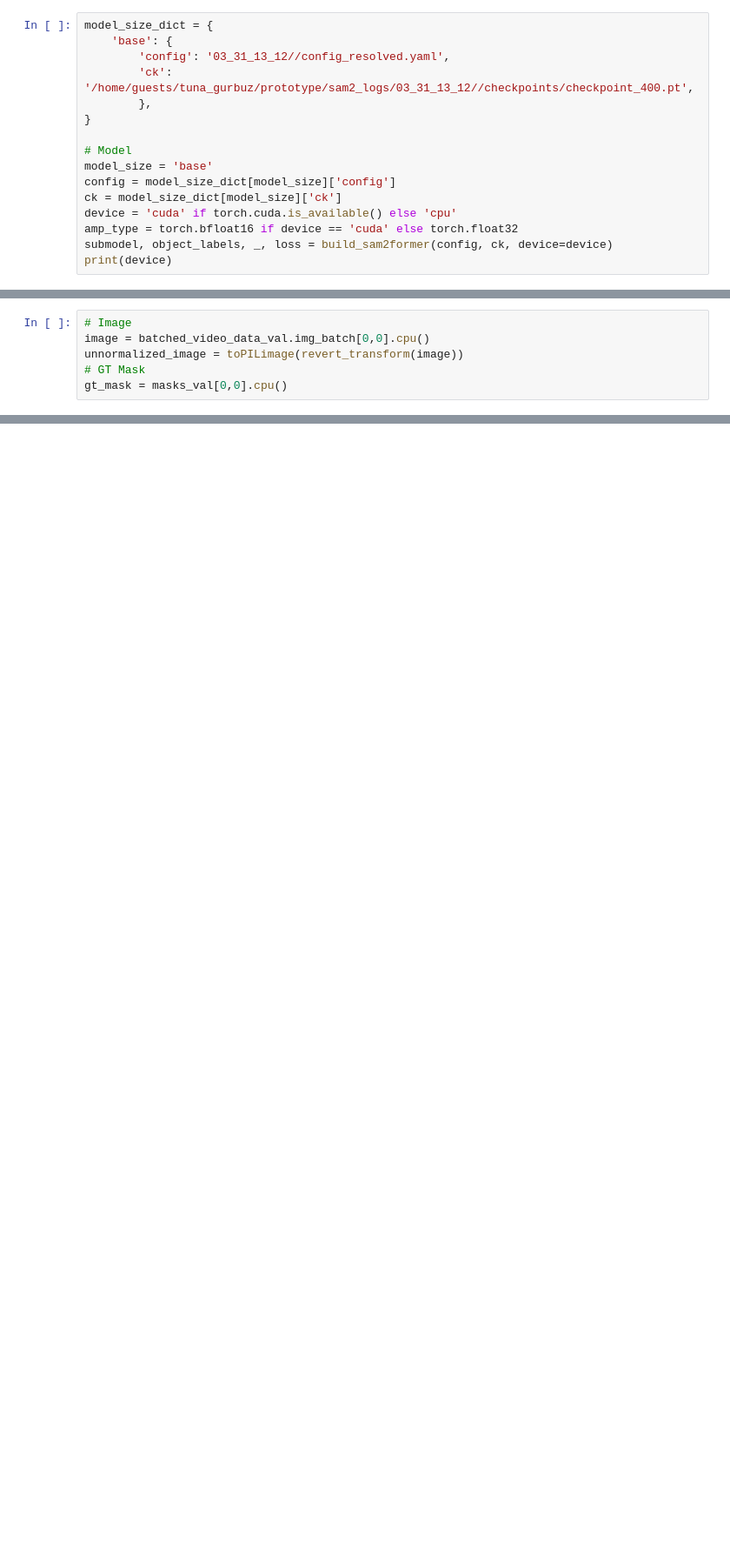
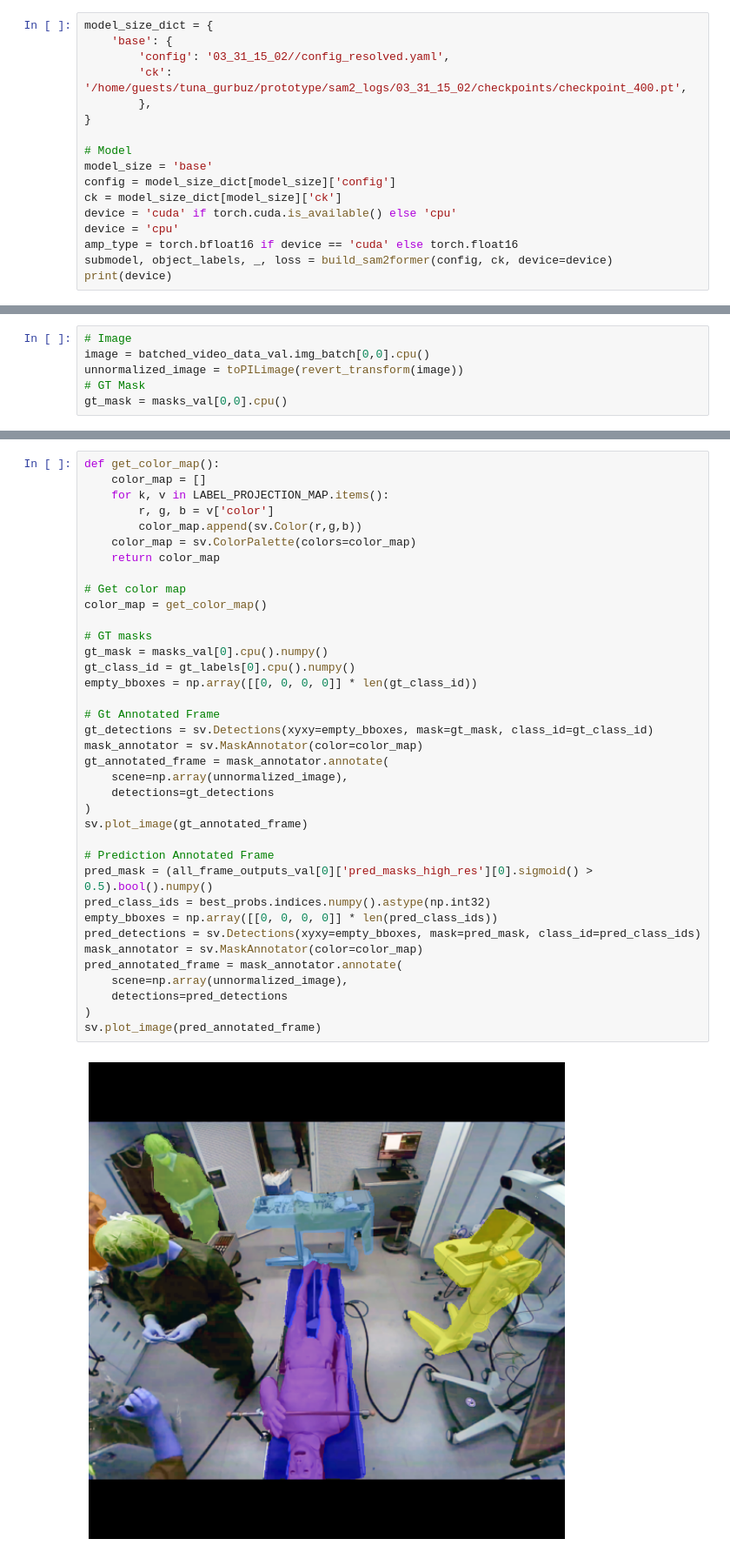
Before and after one commit to ge75xuv/Multiview-Object-Segmentation-with-SAM, a Jupyter notebook: custom_models/sam2former_image_predictor.ipynb, the cells around one changed output, grey strips where cells are left out. Shown at 87% size. Cells and saved outputs as stored; diff of their text form; blank space fills up the shorter version.

```diff
--- a/custom_models/sam2former_image_predictor.ipynb
+++ b/custom_models/sam2former_image_predictor.ipynb
@@ -31,8 +32,8 @@ from custom_model_builder import build_sam2former
 # %%
 model_size_dict = {
     'base': {
-        'config': '03_31_13_12//config_resolved.yaml',
-        'ck': '/home/guests/tuna_gurbuz/prototype/sam2_logs/03_31_13_12//checkpoints/checkpoint_400.pt',
+        'config': '03_31_15_02//config_resolved.yaml',
+        'ck': '/home/guests/tuna_gurbuz/prototype/sam2_logs/03_31_15_02/checkpoints/checkpoint_400.pt',
         },
 }
 
@@ -41,7 +42,8 @@ model_size = 'base'
 config = model_size_dict[model_size]['config']
 ck = model_size_dict[model_size]['ck']
 device = 'cuda' if torch.cuda.is_available() else 'cpu'
-amp_type = torch.bfloat16 if device == 'cuda' else torch.float32
+device = 'cpu'
+amp_type = torch.bfloat16 if device == 'cuda' else torch.float16
 submodel, object_labels, _, loss = build_sam2former(config, ck, device=device)
 print(device)
 # %% [output]
@@ -184,0 +175,39 @@ indices=tensor([0]))
+# %%
+def get_color_map():
+    color_map = []
+    for k, v in LABEL_PROJECTION_MAP.items():
+        r, g, b = v['color']
+        color_map.append(sv.Color(r,g,b))
+    color_map = sv.ColorPalette(colors=color_map)
+    return color_map
+
+# Get color map
+color_map = get_color_map()
+
+# GT masks
+gt_mask = masks_val[0].cpu().numpy()
+gt_class_id = gt_labels[0].cpu().numpy()
+empty_bboxes = np.array([[0, 0, 0, 0]] * len(gt_class_id))
+
+# Gt Annotated Frame
+gt_detections = sv.Detections(xyxy=empty_bboxes, mask=gt_mask, class_id=gt_class_id)
+mask_annotator = sv.MaskAnnotator(color=color_map)
+gt_annotated_frame = mask_annotator.annotate(
+    scene=np.array(unnormalized_image),
+    detections=gt_detections
+)
+sv.plot_image(gt_annotated_frame)
+
+# Prediction Annotated Frame
+pred_mask = (all_frame_outputs_val[0]['pred_masks_high_res'][0].sigmoid() > 0.5).bool().numpy()
+pred_class_ids = best_probs.indices.numpy().astype(np.int32)
+empty_bboxes = np.array([[0, 0, 0, 0]] * len(pred_class_ids))
+pred_detections = sv.Detections(xyxy=empty_bboxes, mask=pred_mask, class_id=pred_class_ids)
+mask_annotator = sv.MaskAnnotator(color=color_map)
+pred_annotated_frame = mask_annotator.annotate(
+    scene=np.array(unnormalized_image),
+    detections=pred_detections
+)
+sv.plot_image(pred_annotated_frame)
+# %% [output]
+[figure, added]
```
Also changed, not shown: parts of 12 cells of this notebook, 4 other files.
